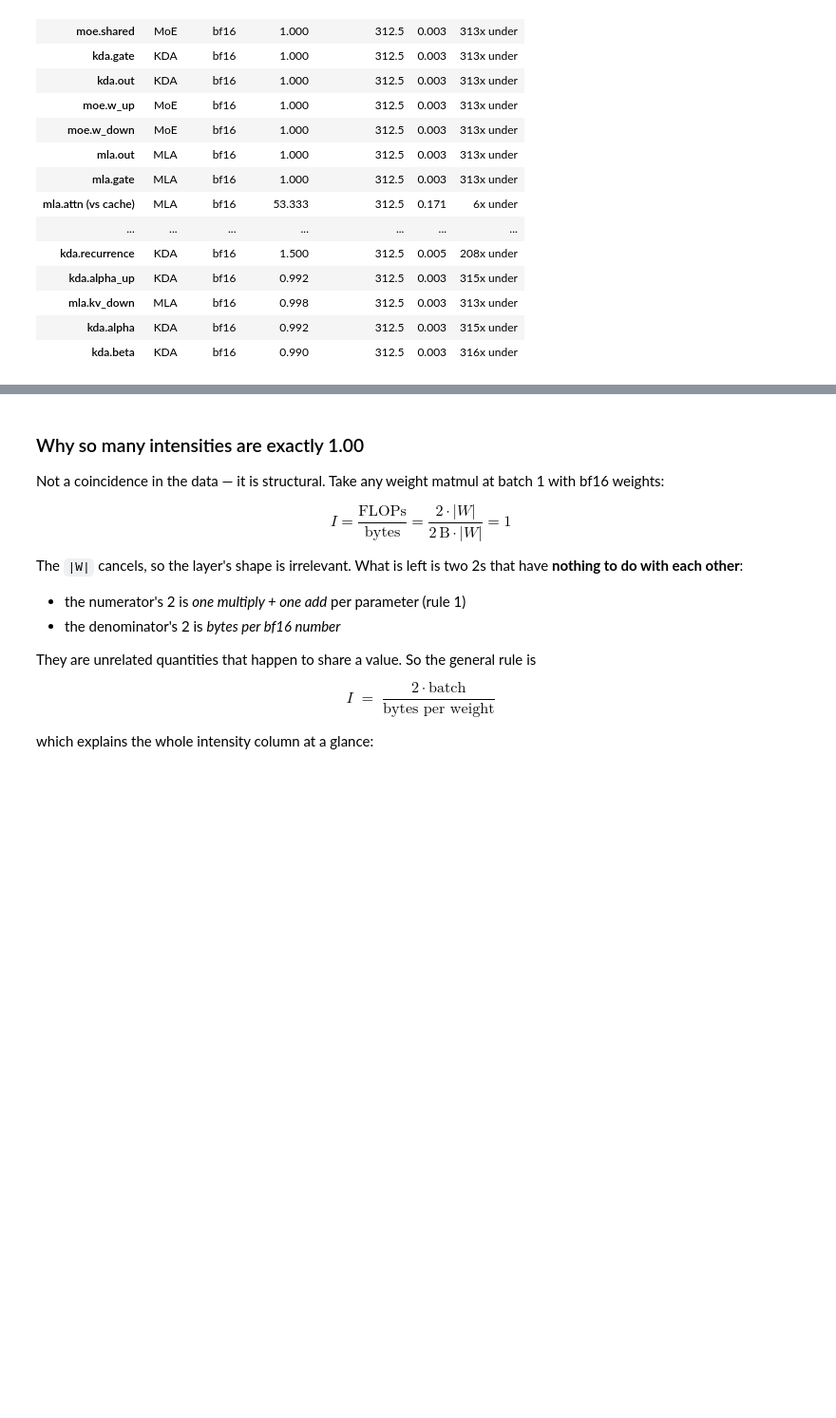
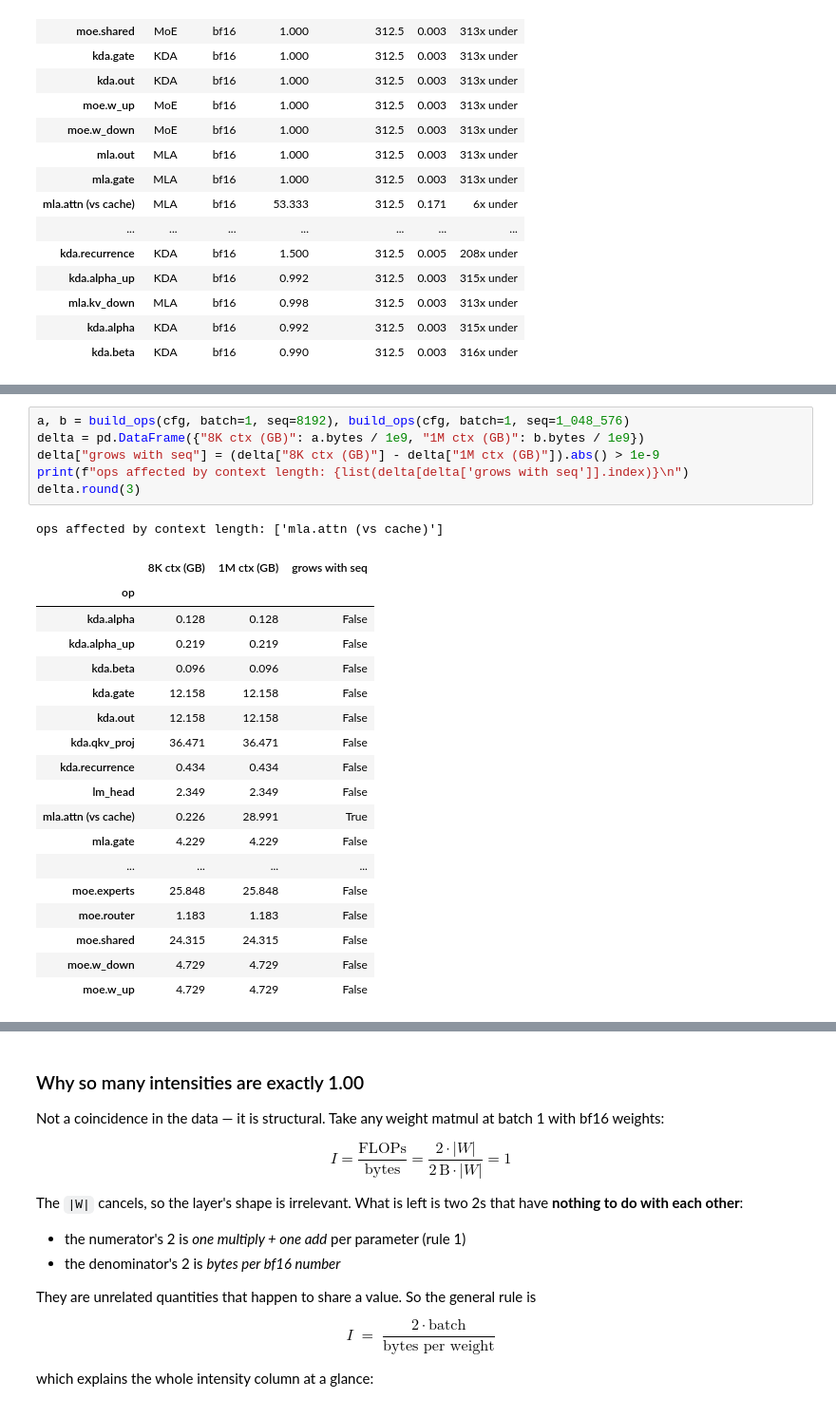
Before and after one commit to dougUCN/kimik3-exercise, a Jupyter notebook: roofline.ipynb, the cells around one changed output, grey strips where cells are left out. Shown at 95% size. Saved outputs shown, nothing was run; the diff lists cells and outputs as text; blank space fills up the shorter version.

```diff
--- a/roofline.ipynb
+++ b/roofline.ipynb
@@ -260,0 +277,26 @@ vs_ridge(ops, hw).round(3)
+# %%
+a, b = build_ops(cfg, batch=1, seq=8192), build_ops(cfg, batch=1, seq=1_048_576)
+delta = pd.DataFrame({"8K ctx (GB)": a.bytes / 1e9, "1M ctx (GB)": b.bytes / 1e9})
+delta["grows with seq"] = (delta["8K ctx (GB)"] - delta["1M ctx (GB)"]).abs() > 1e-9
+print(f"ops affected by context length: {list(delta[delta['grows with seq']].index)}\n")
+delta.round(3)
+# %% [output]
+ops affected by context length: ['mla.attn (vs cache)']
+|  | 8K ctx (GB) | 1M ctx (GB) | grows with seq |
+| op |  |  |  |
+| kda.alpha | 0.128 | 0.128 | False |
+| kda.alpha_up | 0.219 | 0.219 | False |
+| kda.beta | 0.096 | 0.096 | False |
+| kda.gate | 12.158 | 12.158 | False |
+| kda.out | 12.158 | 12.158 | False |
+| kda.qkv_proj | 36.471 | 36.471 | False |
+| kda.recurrence | 0.434 | 0.434 | False |
+| lm_head | 2.349 | 2.349 | False |
+| mla.attn (vs cache) | 0.226 | 28.991 | True |
+| mla.gate | 4.229 | 4.229 | False |
+| ... | ... | ... | ... |
+| moe.experts | 25.848 | 25.848 | False |
+| moe.router | 1.183 | 1.183 | False |
+| moe.shared | 24.315 | 24.315 | False |
+| moe.w_down | 4.729 | 4.729 | False |
+| moe.w_up | 4.729 | 4.729 | False |
```
Also changed, not shown: parts of 3 cells of this notebook.
